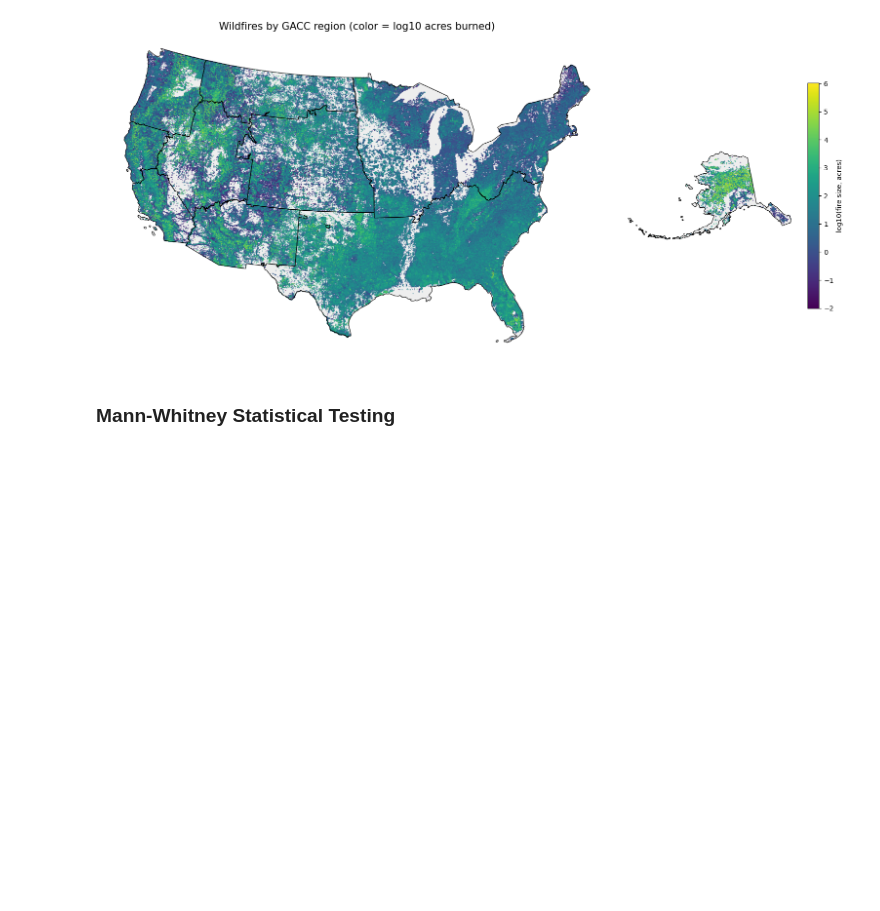
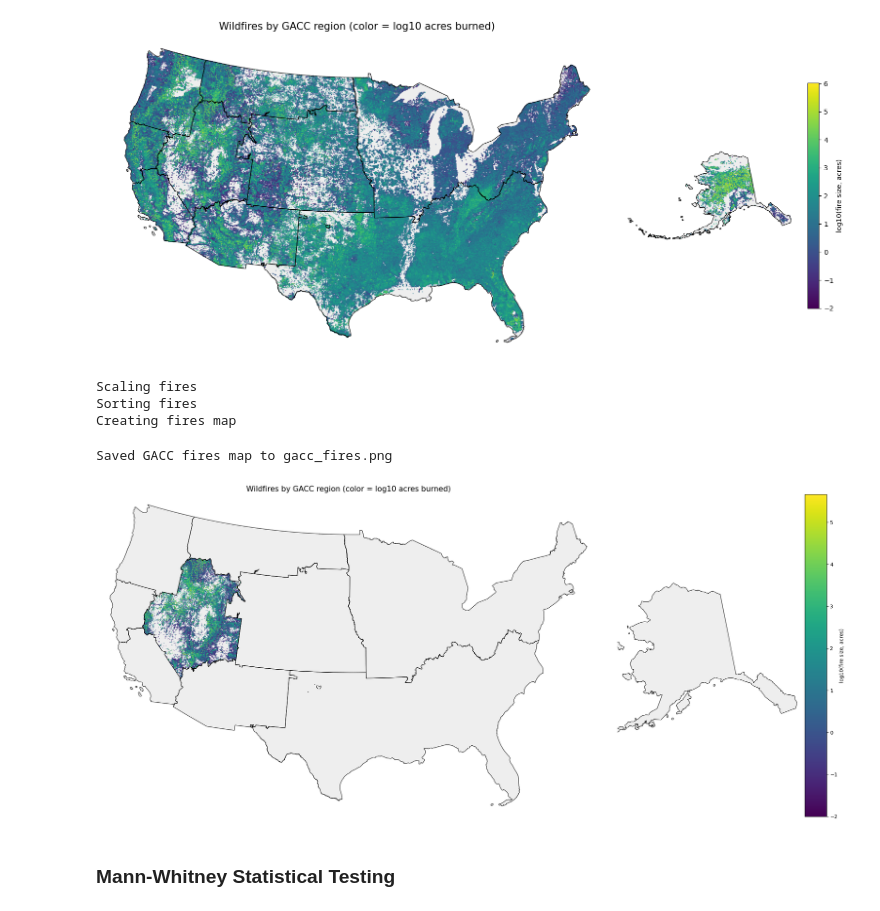
Before and after one commit to JJsouth/wgu_wildfire_capstone, a Jupyter notebook: analysis.ipynb, the cells around one changed output. Cells and saved outputs as stored; diff of their text form; code cells hidden in the pictures; blank space fills up the shorter version.

```diff
--- a/analysis.ipynb
+++ b/analysis.ipynb
@@ -72,6 +86,16 @@ Sorting fires
 Creating fires map
 Saved GACC fires map to gacc_fires.png
 [figure]
+# %%
+from visuals import gacc_fire_map
+great_basin_fires = fires[fires["gaccname"] == "Great Basin"].copy()
+display(gacc_fire_map(great_basin_fires, gacc))
+# %% [output]
+Scaling fires
+Sorting fires
+Creating fires map
+Saved GACC fires map to gacc_fires.png
+[figure, added]
 # %% [markdown]
 ### Mann-Whitney Statistical Testing
 # %%
```
Also changed, not shown: parts of 5 cells of this notebook, 1 other file.
